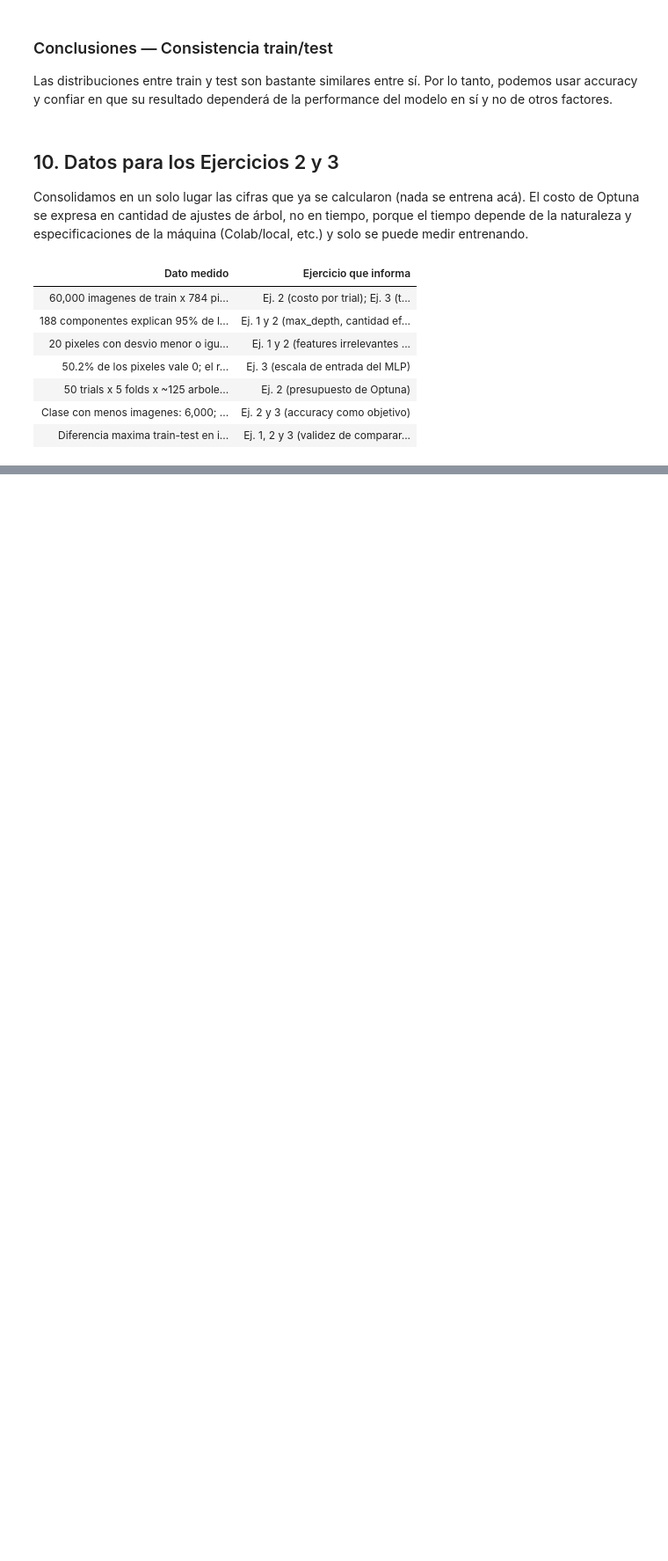
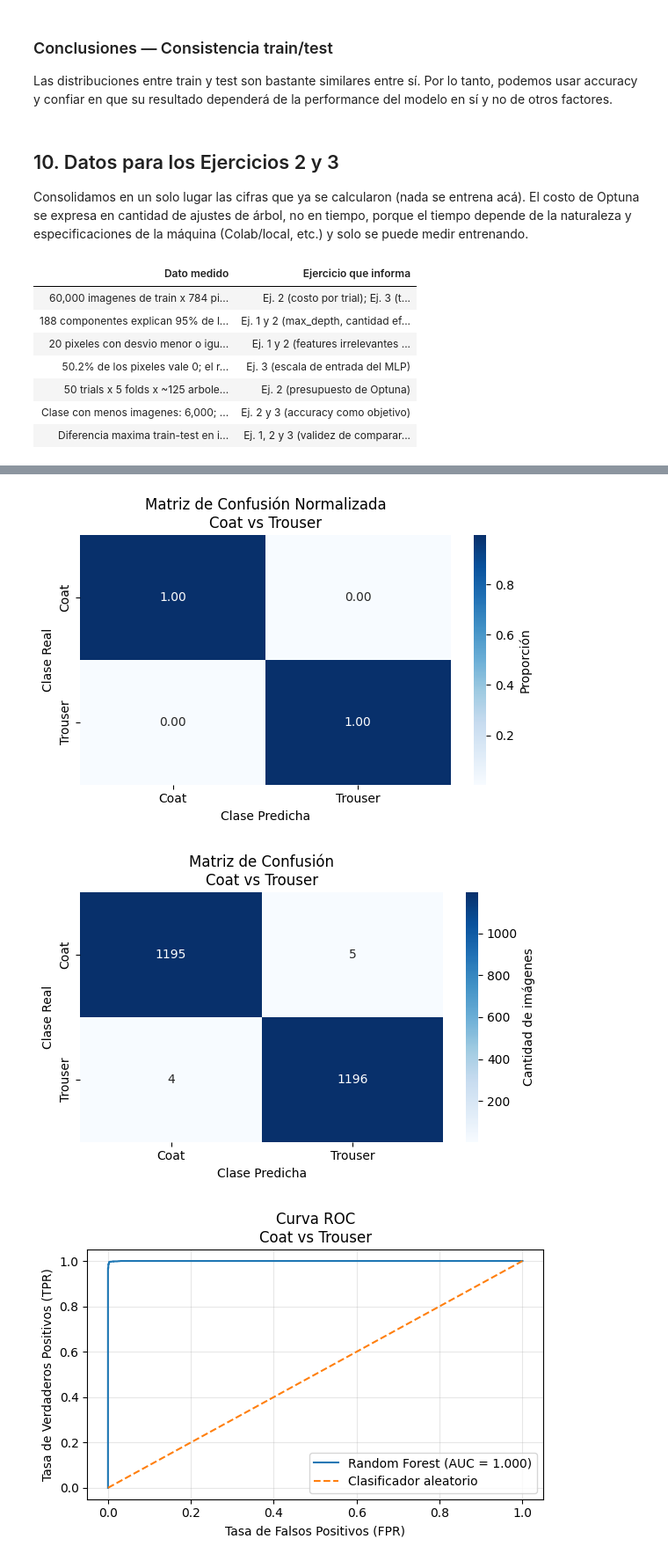
Before and after one commit to AlesioRios/Laboratorio-de-Datos-II, a Jupyter notebook: Lab_de_Datos_II_TP4.ipynb, the cells around one changed output, grey strips where cells are left out. Shown at 88% size. Cells and saved outputs as stored; diff of their text form; code cells hidden in the pictures; blank space fills up the shorter version.

```diff
--- a/Lab_de_Datos_II_TP4.ipynb
+++ b/Lab_de_Datos_II_TP4.ipynb
@@ -630,0 +870,6 @@ mostrar_tabla_texto(insumos)
+# %%
+auc_coat_trouser = evaluar_par(4, 1)
+# %% [output]
+[figure, added]
+[figure, added]
+[figure, added]
```
Also changed, not shown: parts of 20 cells of this notebook.
